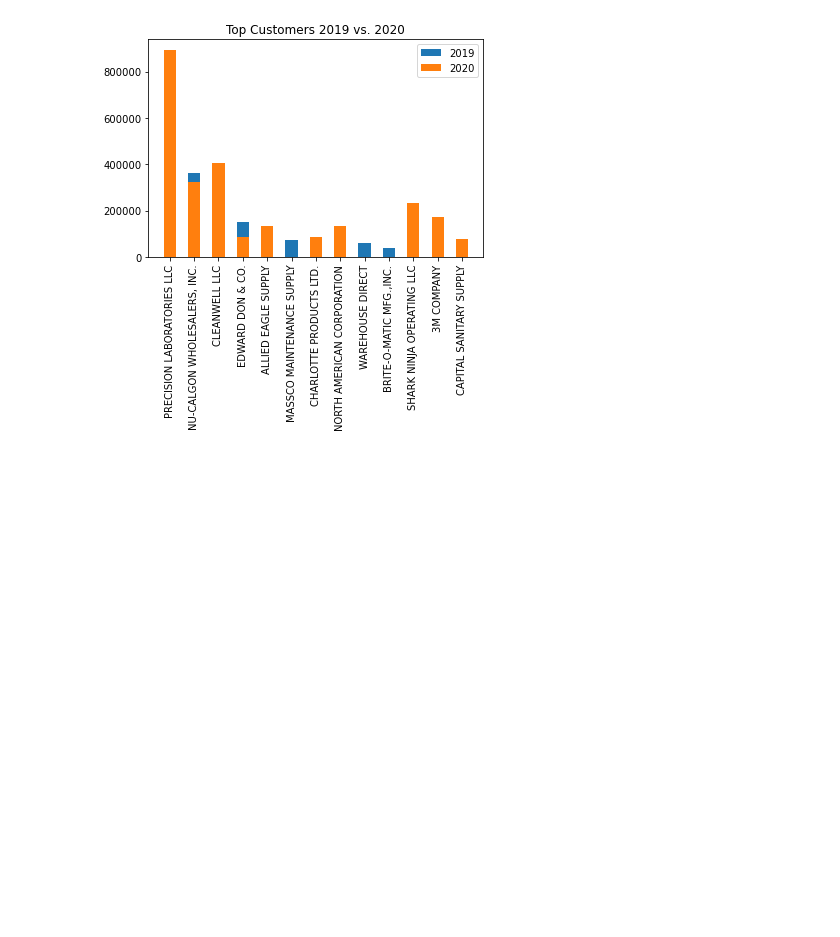
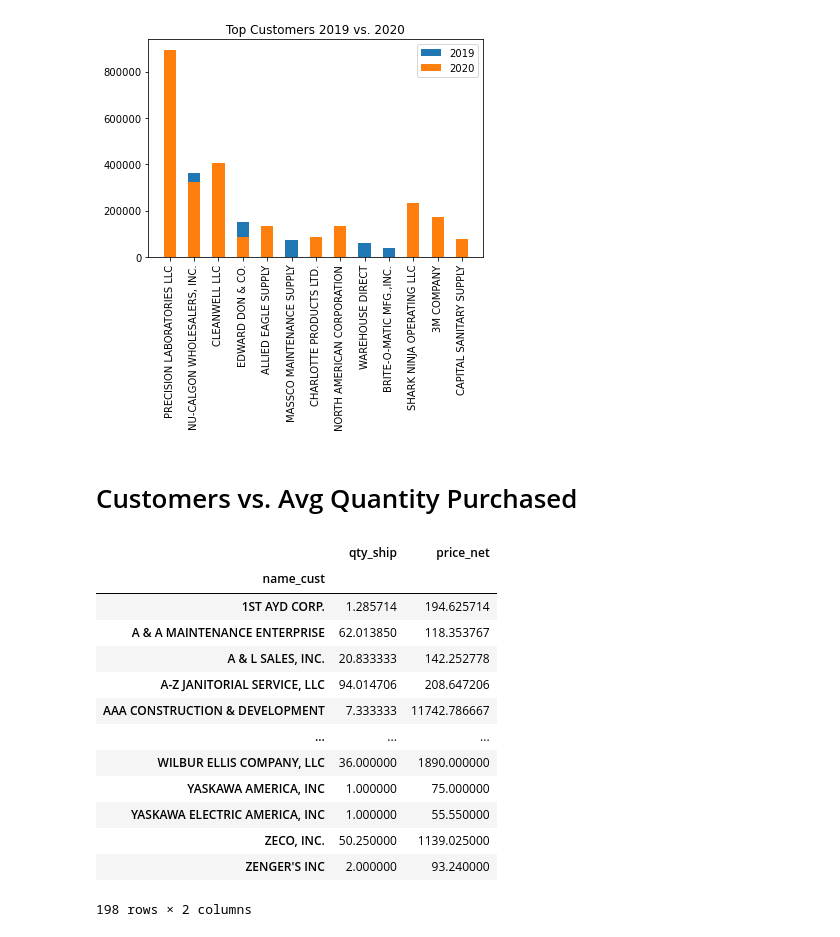
Before and after one commit to aadeba5/Project1, a Jupyter notebook: Nuance_Kayla.ipynb, the cells around one changed output. Saved outputs shown, nothing was run; the diff lists cells and outputs as text; code cells hidden in the pictures; blank space fills up the shorter version.

```diff
--- a/Nuance_Kayla.ipynb
+++ b/Nuance_Kayla.ipynb
@@ -182,3 +182,24 @@ plt.legend(['2019', '2020'], loc='upper right')
 plt.show()
 # %% [output]
 [figure]
+# %% [markdown]
+# Customers vs. Avg Quantity Purchased
+# %%
+#customers and avg quantity
+avg_quantity_2019 = twenty_19_sales.groupby(["name_cust"]).mean()
+avg_quantity_2019
+# %% [output]
+|  | qty_ship | price_net |
+| name_cust |  |  |
+| 1ST AYD CORP. | 1.285714 | 194.625714 |
+| A & A MAINTENANCE ENTERPRISE | 62.013850 | 118.353767 |
+| A & L SALES, INC. | 20.833333 | 142.252778 |
+| A-Z JANITORIAL SERVICE, LLC | 94.014706 | 208.647206 |
+| AAA CONSTRUCTION & DEVELOPMENT | 7.333333 | 11742.786667 |
+| ... | ... | ... |
+| WILBUR ELLIS COMPANY, LLC | 36.000000 | 1890.000000 |
+| YASKAWA AMERICA, INC | 1.000000 | 75.000000 |
+| YASKAWA ELECTRIC AMERICA, INC | 1.000000 | 55.550000 |
+| ZECO, INC. | 50.250000 | 1139.025000 |
+| ZENGER'S INC | 2.000000 | 93.240000 |
+198 rows × 2 columns
```
Also changed, not shown: parts of 4 cells of this notebook.
